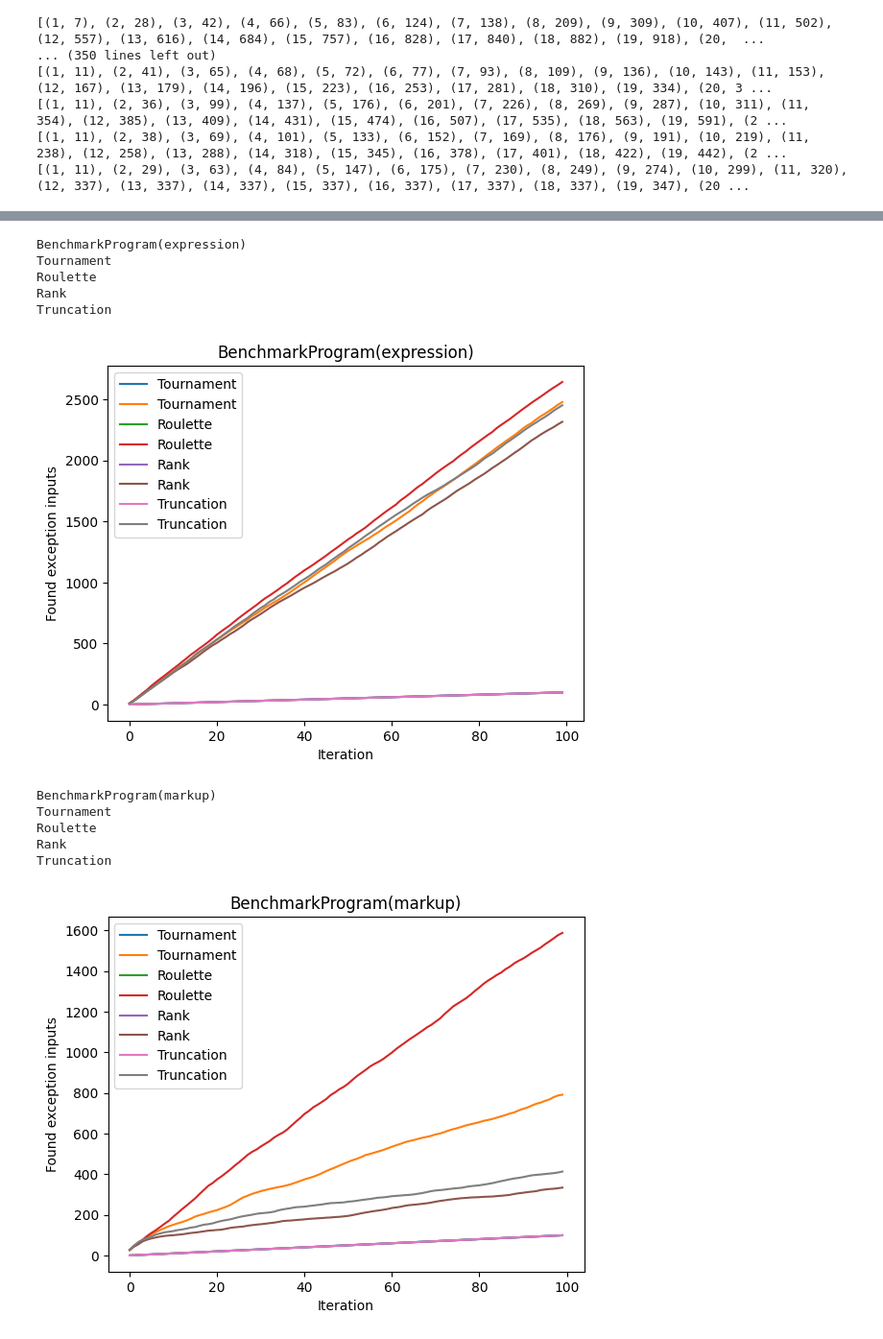
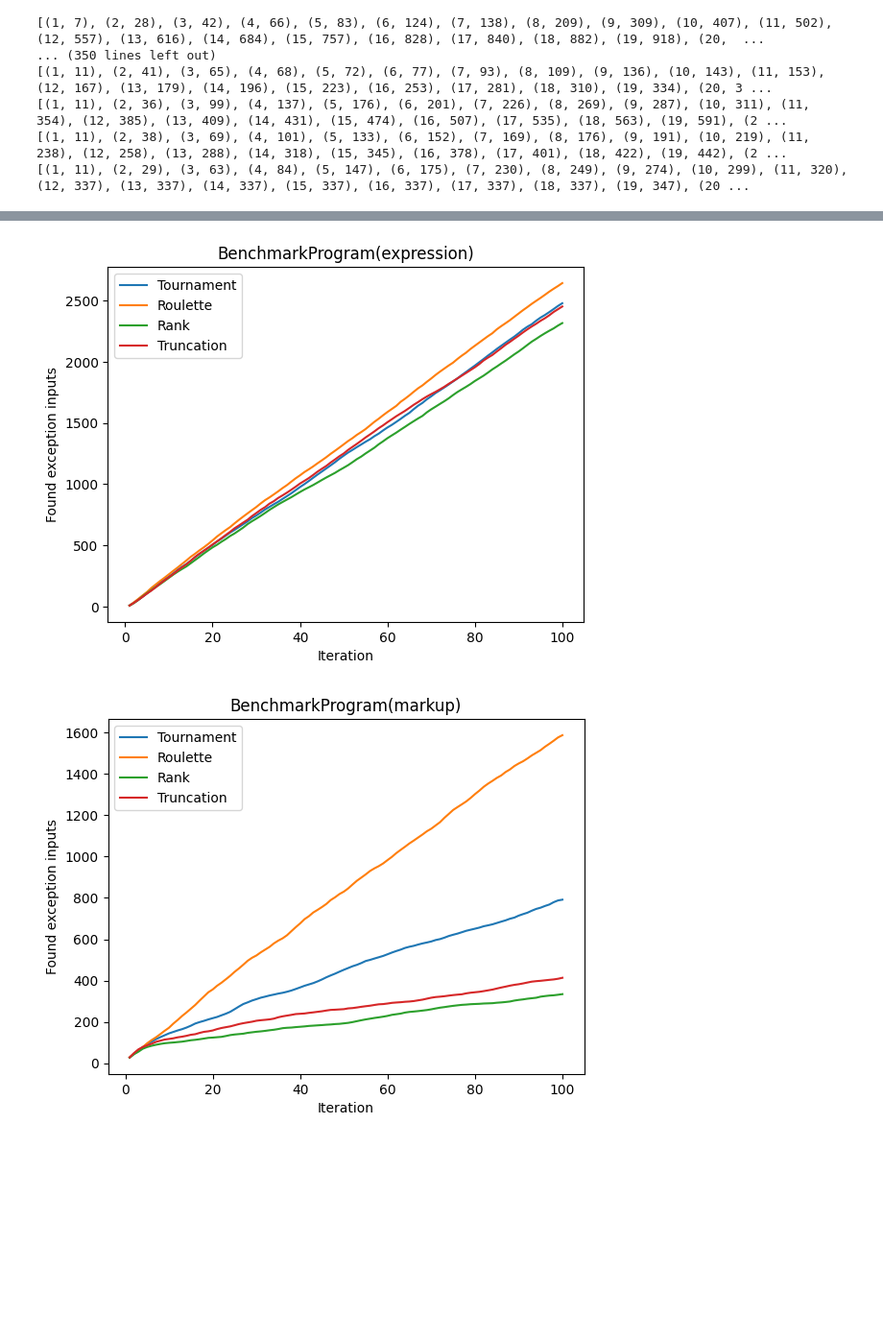
Before and after one commit to JaasperK/evogfuzzplusplus-selection-strategies, a Jupyter notebook: notebooks/evogfuzz_benchmark.ipynb, the cells around one changed output, grey strips where cells are left out. Shown at 96% size. Drawn from its saved outputs; the diff is of its cells as text; code cells hidden in the pictures; blank space fills up the shorter version.

Commit message:
add multiprocessing to benchmark notebook

```diff
--- a/notebooks/evogfuzz_benchmark.ipynb
+++ b/notebooks/evogfuzz_benchmark.ipynb
@@ -459,18 +522,15 @@ Tournament
 [(1, 11), (2, 38), (3, 69), (4, 101), (5, 133), (6, 152), (7, 169), (8, 176), (9, 191), (10, 219), (11, 238), (12, 258), (13, 288), (14, 318), (15, 345), (16, 378), (17, 401), (18, 422), (19, 442), (2 ...
 [(1, 11), (2, 29), (3, 63), (4, 84), (5, 147), (6, 175), (7, 230), (8, 249), (9, 274), (10, 299), (11, 320), (12, 337), (13, 337), (14, 337), (15, 337), (16, 337), (17, 337), (18, 337), (19, 347), (20 ...
 # %%
-#CalculatorCalculator_1
-#BenchmarkProgram(middle)
-#BenchmarkProgram(expression)
-#BenchmarkProgram(markup)
-#BenchmarkProgram(expression)
 import numpy as np
 for k in df.keys():
     a = df[k]
     for l in a.keys():
         b = a[l]
         means = np.mean(b, axis=0)
-        plt.plot(means, label=l)
+        x = [data[0] for data in means]
+        y = [data[1] for data in means]
+        plt.plot(x, y, label=l)
     plt.legend()
     plt.xlabel('Iteration')
     plt.ylabel('Found exception inputs')
@@ -492,12 +542,2 @@ Truncation
-BenchmarkProgram(expression)
-Tournament
-Roulette
-Rank
-Truncation
-[figure, old version]
+[figure, new version]
-BenchmarkProgram(markup)
-Tournament
-Roulette
-Rank
-Truncation
-[figure, old version]
+[figure, new version]
```
Also changed, not shown: parts of 17 cells of this notebook.
